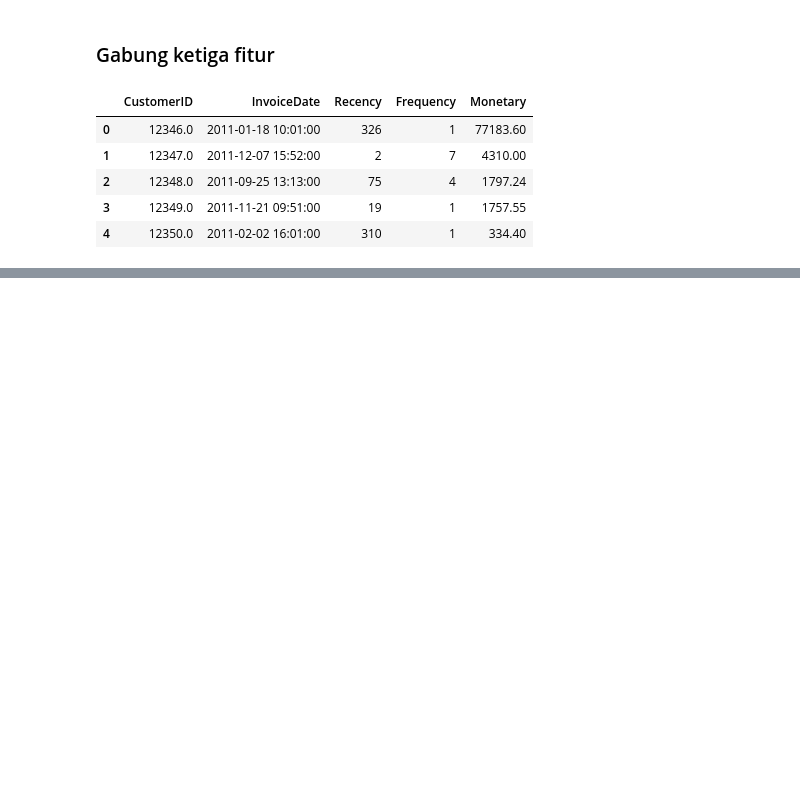
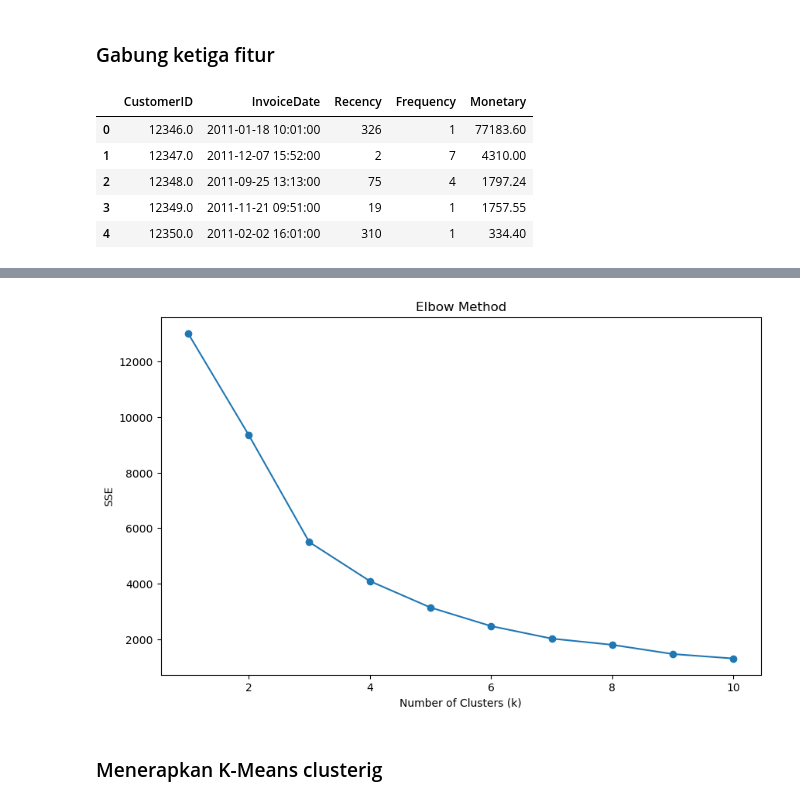
Before and after one commit to naufaladrian/DM-A11.2022.14188-UAS, a Jupyter notebook: segmentation.ipynb, the cells around one changed output, grey strips where cells are left out. Saved outputs shown, nothing was run; the diff lists cells and outputs as text; code cells hidden in the pictures; blank space fills up the shorter version.

```diff
--- a/segmentation.ipynb
+++ b/segmentation.ipynb
@@ -163,0 +169,9 @@ rfm.head()
+# %%
+from sklearn.preprocessing import StandardScaler
+
+scaler = StandardScaler()
+rfm_scaled = scaler.fit_transform(rfm[['Recency', 'Frequency', 'Monetary']])
+
+# show the scaled data
+show_rfm_scaled = pd.DataFrame(rfm_scaled, columns=['Recency', 'Frequency', 'Monetary'])
+show_rfm_scaled.head()
@@ -163,0 +189,21 @@ rfm.head()
+# %%
+from sklearn.cluster import KMeans
+import matplotlib.pyplot as plt
+
+sse = []
+for k in range(1, 11):  # mencoba 1 hingga 10 cluster
+    kmeans = KMeans(n_clusters=k, random_state=42)
+    kmeans.fit(rfm_scaled)
+    sse.append(kmeans.inertia_)
+
+# Plot Elbow Method
+plt.figure(figsize=(10, 6))
+plt.plot(range(1, 11), sse, marker='o')
+plt.xlabel('Number of Clusters (k)')
+plt.ylabel('SSE')
+plt.title('Elbow Method')
+plt.show()
+# %% [output]
+[figure, added]
+# %% [markdown]
+### Menerapkan K-Means clusterig
```
Also changed, not shown: parts of 9 cells of this notebook.
